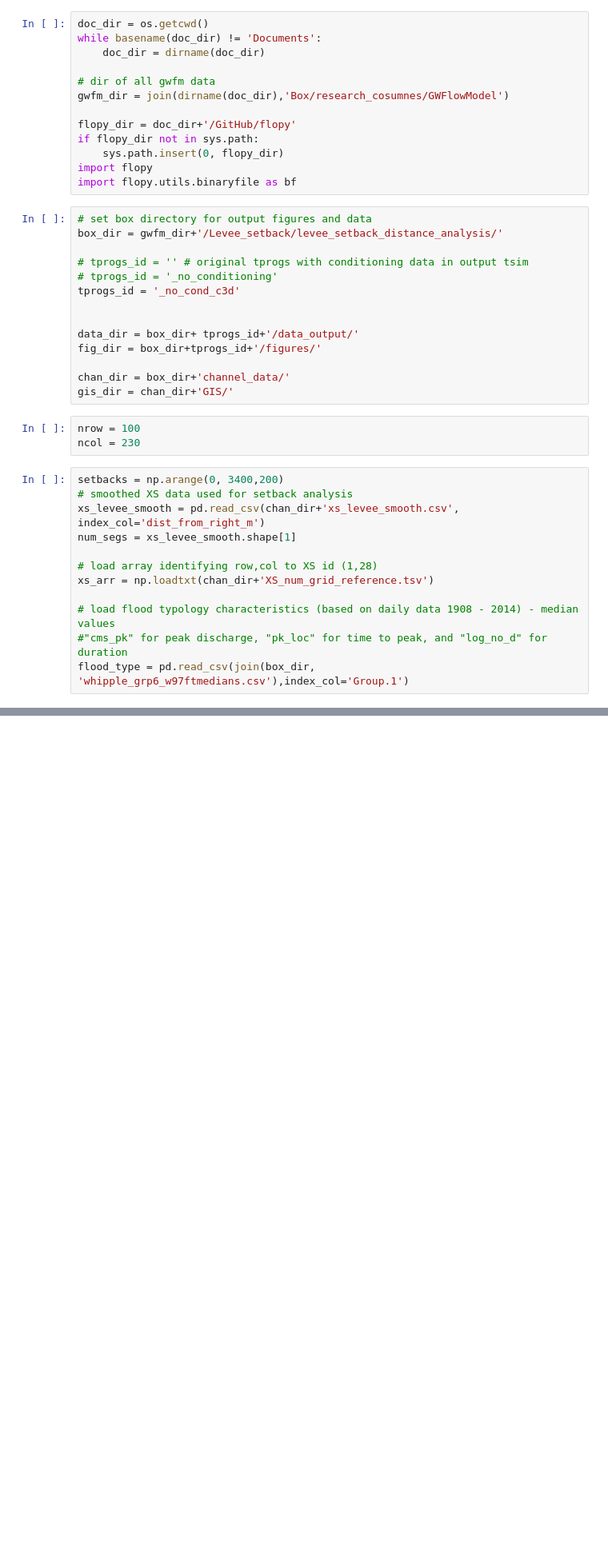
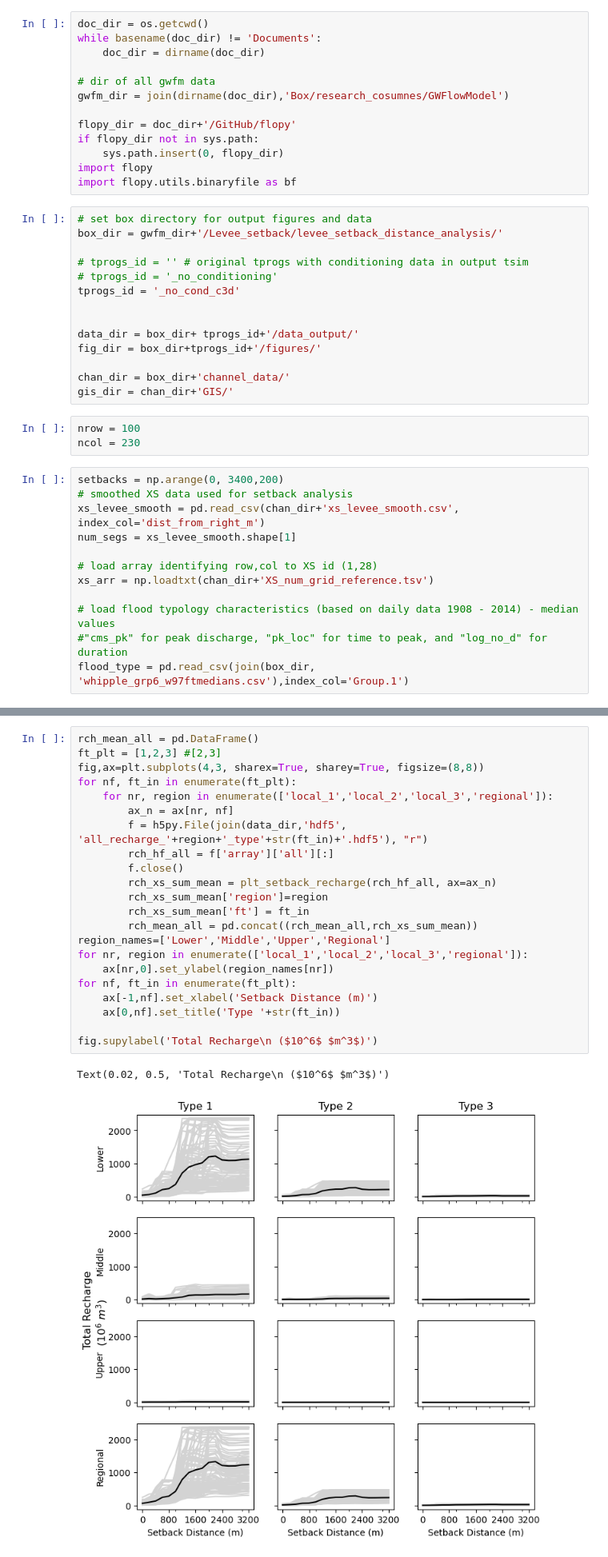
Before and after one commit to andrewcalderwood/CosumnesRiverRecharge, a Jupyter notebook: Projects/Levee_setback/levee_setback_distance_analysis/06b_recharge_plotting.ipynb, the cells around one changed output, grey strips where cells are left out. Shown at 80% size. Saved outputs shown, nothing was run; the diff lists cells and outputs as text; blank space fills up the shorter version.

```diff
--- a/Projects/Levee_setback/levee_setback_distance_analysis/06b_recharge_plotting.ipynb
+++ b/Projects/Levee_setback/levee_setback_distance_analysis/06b_recharge_plotting.ipynb
@@ -101,2 +162,27 @@ print((toc-tic))
+# %%
+rch_mean_all = pd.DataFrame()
+ft_plt = [1,2,3] #[2,3]
+fig,ax=plt.subplots(4,3, sharex=True, sharey=True, figsize=(8,8))
+for nf, ft_in in enumerate(ft_plt):
+    for nr, region in enumerate(['local_1','local_2','local_3','regional']):
+        ax_n = ax[nr, nf]
+        f = h5py.File(join(data_dir,'hdf5', 'all_recharge_'+region+'_type'+str(ft_in)+'.hdf5'), "r")
+        rch_hf_all = f['array']['all'][:]
+        f.close()
+        rch_xs_sum_mean = plt_setback_recharge(rch_hf_all, ax=ax_n)
+        rch_xs_sum_mean['region']=region
+        rch_xs_sum_mean['ft'] = ft_in
+        rch_mean_all = pd.concat((rch_mean_all,rch_xs_sum_mean))
+region_names=['Lower','Middle','Upper','Regional']
+for nr, region in enumerate(['local_1','local_2','local_3','regional']):
+    ax[nr,0].set_ylabel(region_names[nr])
+for nf, ft_in in enumerate(ft_plt):
+    ax[-1,nf].set_xlabel('Setback Distance (m)')
+    ax[0,nf].set_title('Type '+str(ft_in))
+
+fig.supylabel('Total Recharge\n ($10^6$ $m^3$)')
+# %% [output]
+Text(0.02, 0.5, 'Total Recharge\n ($10^6$ $m^3$)')
+[figure, added]
 # %%
 
```
Also changed, not shown: parts of 21 cells of this notebook, 28 other files.
